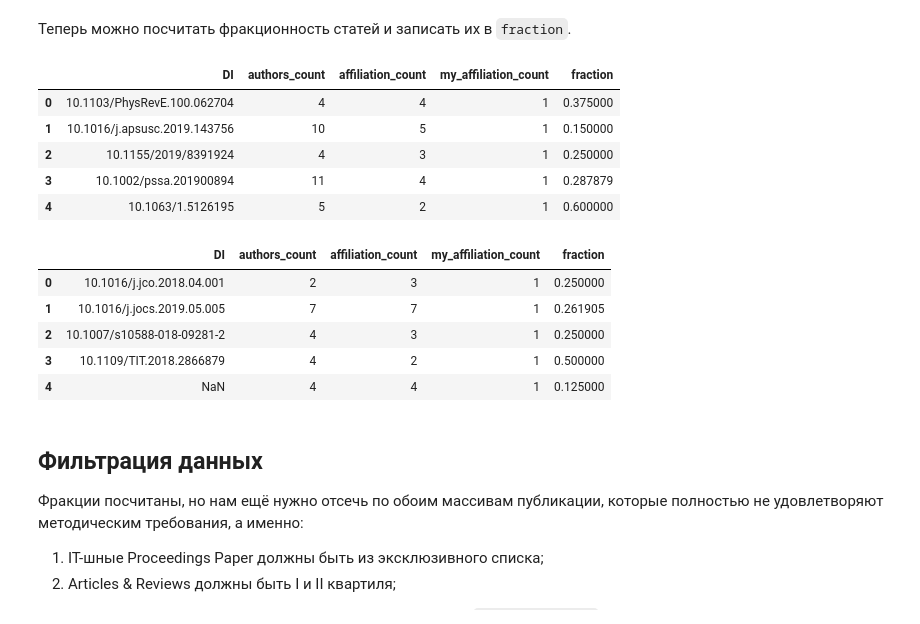
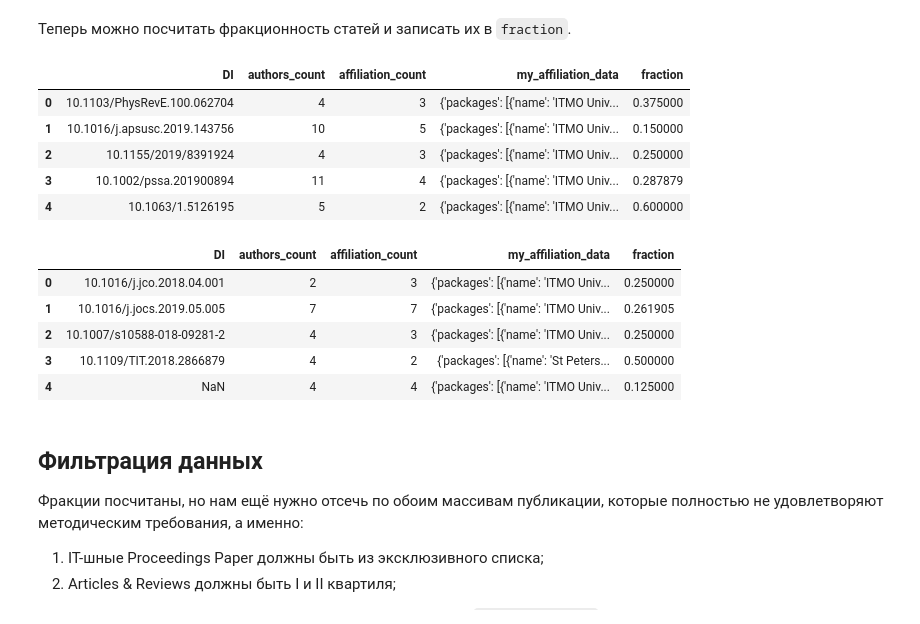
Before and after one commit to psalru/analytics, a Jupyter notebook: 2021_07_07_wos_q1_q2_with_fractions/report.ipynb, the cells around one changed output. Drawn from its saved outputs; the diff is of its cells as text; code cells hidden in the pictures.

```diff
--- a/2021_07_07_wos_q1_q2_with_fractions/report.ipynb
+++ b/2021_07_07_wos_q1_q2_with_fractions/report.ipynb
@@ -282,5 +289,6 @@ it[['DI', 'authors_count']].head()
 # %%
-ar['affiliation_count'] = ar['C1'].apply(lambda x: len(re.findall('\[[^\]]*\][^;]*', x)))
+ar['affiliation_count'] = ar['C1'].apply(lambda x: get_affiliation_count(x, itmo_names.unique()))
+ar['my_affiliation_data'] = ar['C1'].apply(lambda x: get_my_affiliation_data(x, itmo_names.unique()))
 ar[['DI', 'authors_count', 'affiliation_count']].head()
 # %% [output]
 |  | DI | authors_count | affiliation_count |
@@ -364,38 +311,25 @@ it[['DI', 'authors_count', 'affiliation_count', 'my_affiliation_count']].head()
 # %% [markdown]
 Теперь можно посчитать фракционность статей и записать их в `fraction`.
 # %%
-def get_faction(row):
-    author_count = row['authors_count']
-    one_faction = 1/author_count
-    result = 0
-
-    if len(row['my_affiliation']) > 0:
-        for affiliation_count in row['my_affiliation']['count_affiliations_by_author'].values():
-            result += one_faction / affiliation_count
-    else:
-        result = 0
-
-    return result
-
 ar['fraction'] = ar.apply(lambda x: get_faction(x), axis=1)
-ar[['DI', 'authors_count', 'affiliation_count', 'my_affiliation_count', 'fraction']].head()
+ar[['DI', 'authors_count', 'affiliation_count', 'my_affiliation_data', 'fraction']].head()
 # %% [output]
-|  | DI | authors_count | affiliation_count | my_affiliation_count | fraction |
-| 0 | 10.1103/PhysRevE.100.062704 | 4 | 4 | 1 | 0.375000 |
-| 1 | 10.1016/j.apsusc.2019.143756 | 10 | 5 | 1 | 0.150000 |
-| 2 | 10.1155/2019/8391924 | 4 | 3 | 1 | 0.250000 |
-| 3 | 10.1002/pssa.201900894 | 11 | 4 | 1 | 0.287879 |
-| 4 | 10.1063/1.5126195 | 5 | 2 | 1 | 0.600000 |
+|  | DI | authors_count | affiliation_count | my_affiliation_data | fraction |
+| 0 | 10.1103/PhysRevE.100.062704 | 4 | 3 | {'packages': [{'name': 'ITMO Univ... | 0.375000 |
+| 1 | 10.1016/j.apsusc.2019.143756 | 10 | 5 | {'packages': [{'name': 'ITMO Univ... | 0.150000 |
+| 2 | 10.1155/2019/8391924 | 4 | 3 | {'packages': [{'name': 'ITMO Univ... | 0.250000 |
+| 3 | 10.1002/pssa.201900894 | 11 | 4 | {'packages': [{'name': 'ITMO Univ... | 0.287879 |
+| 4 | 10.1063/1.5126195 | 5 | 2 | {'packages': [{'name': 'ITMO Univ... | 0.600000 |
 # %%
 it['fraction'] = it.apply(lambda x: get_faction(x), axis=1)
-it[['DI', 'authors_count', 'affiliation_count', 'my_affiliation_count', 'fraction']].head()
+it[['DI', 'authors_count', 'affiliation_count', 'my_affiliation_data', 'fraction']].head()
 # %% [output]
-|  | DI | authors_count | affiliation_count | my_affiliation_count | fraction |
-| 0 | 10.1016/j.jco.2018.04.001 | 2 | 3 | 1 | 0.250000 |
-| 1 | 10.1016/j.jocs.2019.05.005 | 7 | 7 | 1 | 0.261905 |
-| 2 | 10.1007/s10588-018-09281-2 | 4 | 3 | 1 | 0.250000 |
-| 3 | 10.1109/TIT.2018.2866879 | 4 | 2 | 1 | 0.500000 |
-| 4 | NaN | 4 | 4 | 1 | 0.125000 |
+|  | DI | authors_count | affiliation_count | my_affiliation_data | fraction |
+| 0 | 10.1016/j.jco.2018.04.001 | 2 | 3 | {'packages': [{'name': 'ITMO Univ... | 0.250000 |
+| 1 | 10.1016/j.jocs.2019.05.005 | 7 | 7 | {'packages': [{'name': 'ITMO Univ... | 0.261905 |
+| 2 | 10.1007/s10588-018-09281-2 | 4 | 3 | {'packages': [{'name': 'ITMO Univ... | 0.250000 |
+| 3 | 10.1109/TIT.2018.2866879 | 4 | 2 | {'packages': [{'name': 'St Peters... | 0.500000 |
+| 4 | NaN | 4 | 4 | {'packages': [{'name': 'ITMO Univ... | 0.125000 |
 # %% [markdown]
 ## Фильтрация данных
 
```
Also changed, not shown: parts of 12 cells of this notebook, 2 other files.
